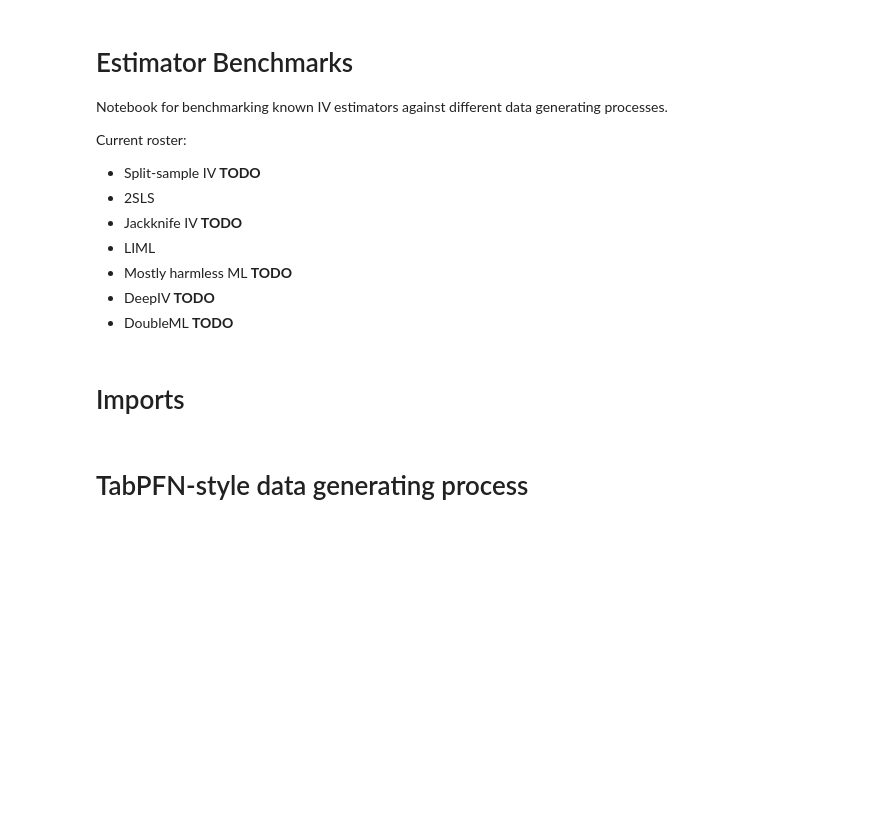
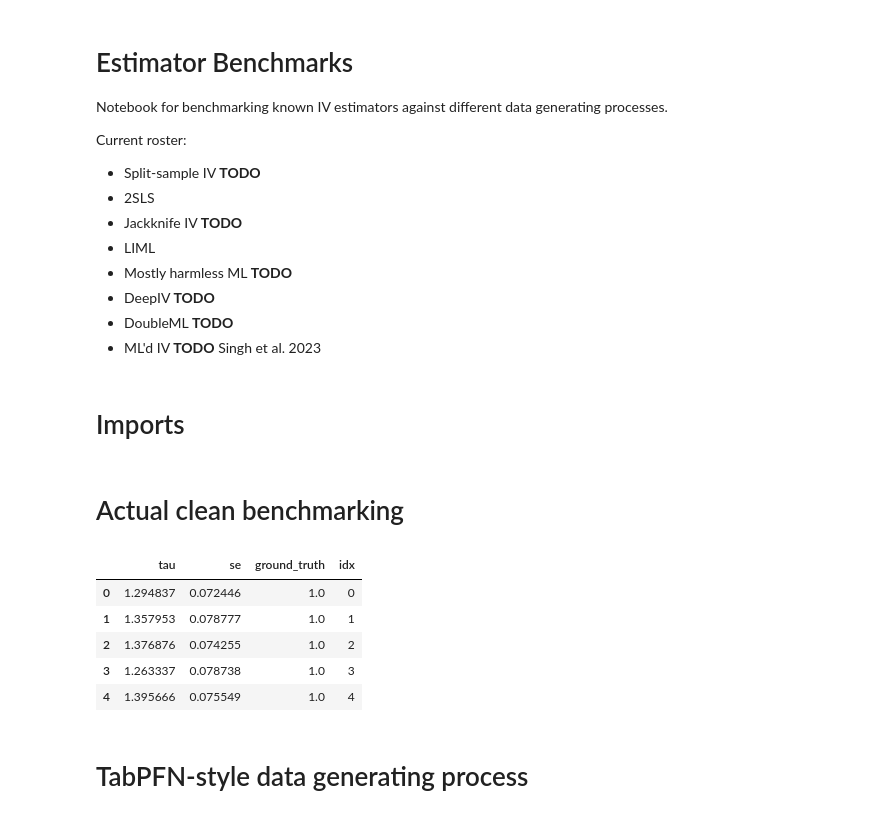
Before and after one commit to tliutony/learning-ivs, a Jupyter notebook: notebooks/01-tl-estimator_benchmarks.ipynb, the cells around one changed output. Drawn from its saved outputs; the diff is of its cells as text; code cells hidden in the pictures; blank space fills up the shorter version.

```diff
--- a/notebooks/01-tl-estimator_benchmarks.ipynb
+++ b/notebooks/01-tl-estimator_benchmarks.ipynb
@@ -11,6 +11,7 @@ Current roster:
 - Mostly harmless ML **TODO**
 - DeepIV **TODO**
 - DoubleML **TODO**
+- ML'd IV **TODO** Singh et al. 2023
 # %% [markdown]
 # Imports
 # %%
@@ -27,6 +28,18 @@ from src.data.lin_norm_generator import LinearNormalDataGenerator
 from src.viz.plotting import kde_ridgeplot
 
 df = LinearNormalDataGenerator().generate()
+# %% [markdown]
+# Actual clean benchmarking
+# %%
+result_df = pd.read_parquet("../results/benchmark_lennon100/TSLS_results.parquet")
+result_df.head()
+# %% [output]
+|  | tau | se | ground_truth | idx |
+| 0 | 1.294837 | 0.072446 | 1.0 | 0 |
+| 1 | 1.357953 | 0.078777 | 1.0 | 1 |
+| 2 | 1.376876 | 0.074255 | 1.0 | 2 |
+| 3 | 1.263337 | 0.078738 | 1.0 | 3 |
+| 4 | 1.395666 | 0.075549 | 1.0 | 4 |
 # %% [markdown]
 # TabPFN-style data generating process
 # %%
```
Also changed, not shown: 7 other files.
